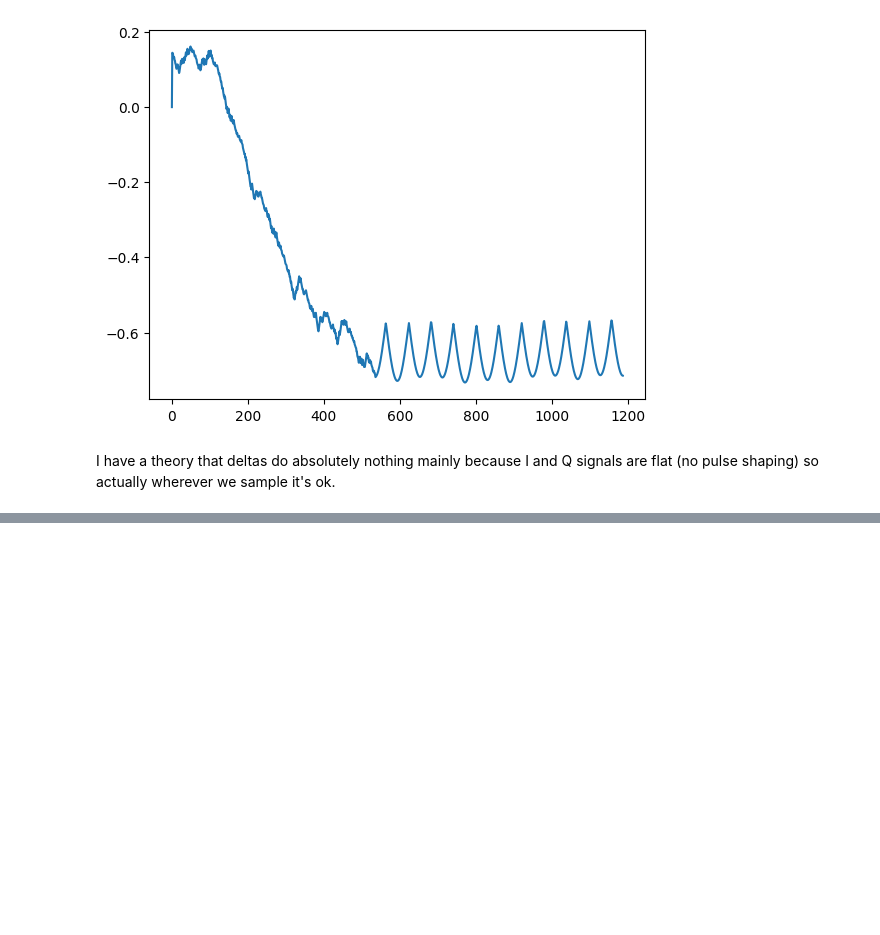
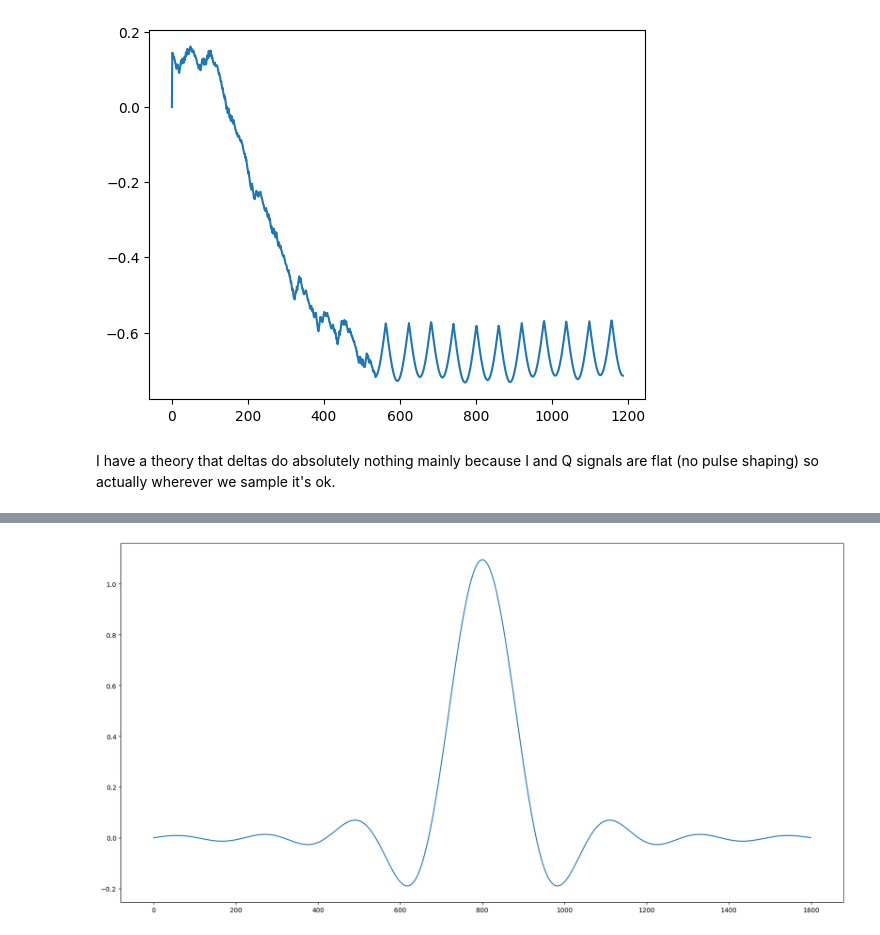
Before and after one commit to enthyp/SDR, a Jupyter notebook: digital modulation.ipynb, the cells around one changed output, grey strips where cells are left out. Drawn from its saved outputs; the diff is of its cells as text; code cells hidden in the pictures; blank space fills up the shorter version.

```diff
--- a/digital modulation.ipynb
+++ b/digital modulation.ipynb
@@ -194,0 +306,22 @@ I have a theory that deltas do absolutely nothing mainly because I and Q signals
+# %%
+def rrc_impulse_response(ts, beta, T_s):
+    def rrc(t):
+        if t == 0:
+            return (1 + beta * (4 / np.pi - 1)) / T_s
+        elif np.abs(t) == (T_s / (4 * beta)):
+            # will we ever hit it? (precision)
+            return (beta * ((1 + 2 / np.pi) * np.sin(np.pi / (4 * beta)) + (1 - 2 / np.pi) *np.cos(np.pi / (4 * beta)))) / (T_s * np.sqrt(2))
+        else:
+            num = np.sin(np.pi * t / T_s * (1 - beta)) + 4 * beta * t  / T_s * np.cos(np.pi * t / T_s * (1 + beta))
+            denom = np.pi * t * (1 - (4 * beta * t / T_s) ** 2)
+            return num / denom
+
+    return np.array([rrc(t) for t in ts])
+
+T_s = 1 / f_symbol
+ts = np.arange(-50 * 16 / f_sampling, (50 * 16 + 1) / f_sampling, 1 / f_sampling)
+ps_filter = rrc_impulse_response(ts, beta=0.35, T_s=1 / f_symbol) * T_s
+# %%
+plot_signals([ps_filter])
+# %% [output]
+[figure, added]
```
Also changed, not shown: parts of 31 cells of this notebook.
